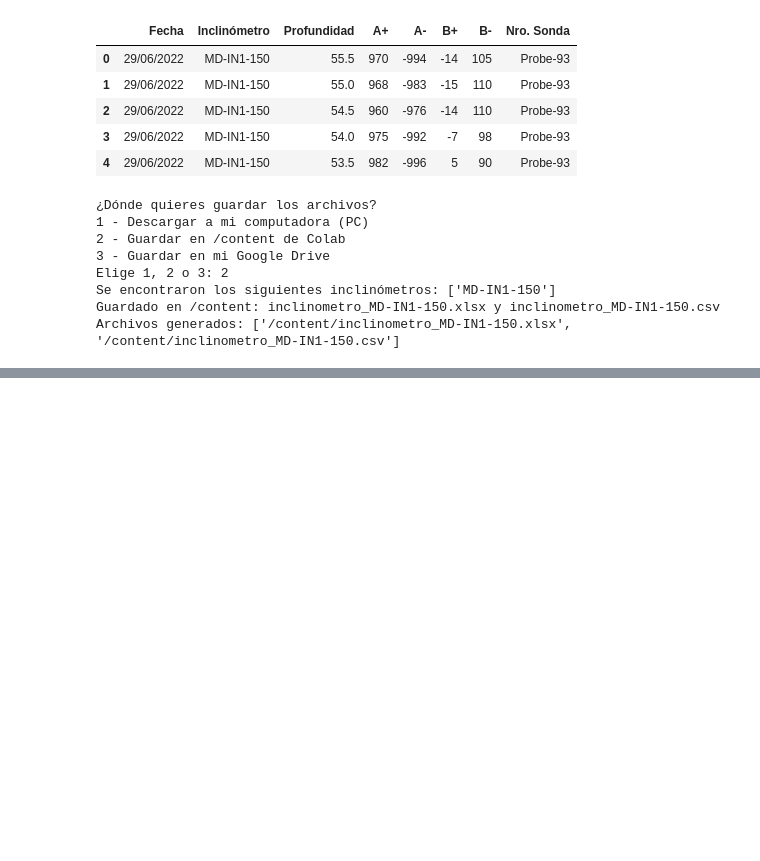
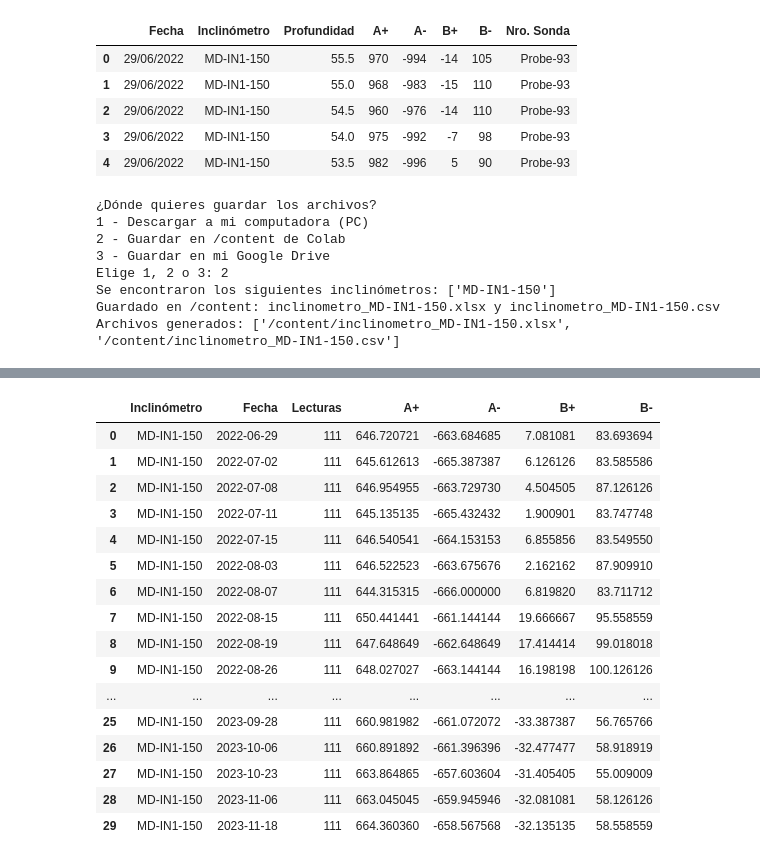
Before and after one commit to JorgeAccardi/auscultacion-presa, a Jupyter notebook: Aus_Inclinometro_GKN.ipynb, the cells around one changed output, grey strips where cells are left out. Saved outputs shown, nothing was run; the diff lists cells and outputs as text; code cells hidden in the pictures; blank space fills up the shorter version.

```diff
--- a/Aus_Inclinometro_GKN.ipynb
+++ b/Aus_Inclinometro_GKN.ipynb
@@ -215,0 +234,73 @@ Archivos generados: ['/content/inclinometro_MD-IN1-150.xlsx', '/content/inclinom
+# %%
+# PASO 4: Análisis ETL completo sobre el DataFrame de inclinómetros
+#
+# Este bloque realiza un proceso ETL típico:
+# - Extracción: Ya obtuviste el DataFrame df_gkn en pasos anteriores.
+# - Transformación: Limpieza, tipos de datos, normalización, análisis estadísticos y detección de outliers.
+# - Carga: Visualización y exportación del resultado transformado.
+#
+# Puedes modificar los pasos según tu necesidad.
+
+import pandas as pd
+import numpy as np
+
+# --- EXTRACT ---
+# df_gkn ya debería estar cargado. Si no, carga tu archivo aquí.
+# df_gkn = pd.read_excel('mi_archivo.xlsx')  # Descomenta si necesitas cargar manualmente
+
+# --- TRANSFORM ---
+
+print("1. Información general del DataFrame:")
+print(df_gkn.info())
+display(df_gkn.head())
+
+print("\n2. Eliminar duplicados...")
+df_gkn = df_gkn.drop_duplicates()
+print("Filas tras eliminar duplicados:", len(df_gkn))
+
+print("\n3. Comprobar valores nulos por columna:")
+print(df_gkn.isnull().sum())
+
+print("\n4. Rellenar o eliminar nulos...")
+# Ejemplo: rellenar nulos en 'Nro. Sonda' con 'Desconocido'
+df_gkn['Nro. Sonda'] = df_gkn['Nro. Sonda'].fillna('Desconocido')
+# Opcional: eliminar filas con muchos nulos
+df_gkn = df_gkn.dropna(subset=['Profundidad', 'A+', 'A-', 'B+', 'B-'])
+
+print("\n5. Conversión de tipos:")
+df_gkn['Fecha'] = pd.to_datetime(df_gkn['Fecha'], dayfirst=True, errors='coerce')
+for col in ['Profundidad', 'A+', 'A-', 'B+', 'B-']:
+    df_gkn[col] = pd.to_numeric(df_gkn[col], errors='coerce')
+
+print("\n6. Resumen estadístico:")
+display(df_gkn.describe())
+
+print("\n7. Normalización (opcional, crea columnas '_norm'):")
+for col in ['A+', 'A-', 'B+', 'B-']:
+    col_norm = col + '_norm'
+    df_gkn[col_norm] = (df_gkn[col] - df_gkn[col].mean()) / df_gkn[col].std()
+
+print("\n8. Detección de valores atípicos (outliers) en A+, A-, B+, B- (Z-score > 3):")
+for col in ['A+', 'A-', 'B+', 'B-']:
+    z_score = np.abs((df_gkn[col] - df_gkn[col].mean()) / df_gkn[col].std())
+    outliers = df_gkn[z_score > 3]
+    print(f"{col}: {len(outliers)} outliers")
+    if not outliers.empty:
+        display(outliers[['Fecha', 'Inclinómetro', 'Profundidad', col]])
+
+print("\n9. Agrupar por inclinómetro y fecha, obtener estadísticas:")
+agrupado = df_gkn.groupby(['Inclinómetro', 'Fecha']).agg(
+    {'Profundidad':'count', 'A+':'mean', 'A-':'mean', 'B+':'mean', 'B-':'mean'}
+).rename(columns={'Profundidad':'Lecturas'}).reset_index()
+display(agrupado)
+
+print("\n10. Guardar el DataFrame transformado (opcional):")
+df_gkn.to_csv('gkn_etl_transformado.csv', index=False)
+df_gkn.to_excel('gkn_etl_transformado.xlsx', index=False)
+print("Archivos guardados: gkn_etl_transformado.csv y gkn_etl_transformado.xlsx")
+
+# Puedes descargar con:
+# from google.colab import files
+# files.download('gkn_etl_transformado.csv')
+# files.download('gkn_etl_transformado.xlsx')
+# %% [output]
@@ -215,0 +367,17 @@ Archivos generados: ['/content/inclinometro_MD-IN1-150.xlsx', '/content/inclinom
+|  | Inclinómetro | Fecha | Lecturas | A+ | A- | B+ | B- |
+| 0 | MD-IN1-150 | 2022-06-29 | 111 | 646.720721 | -663.684685 | 7.081081 | 83.693694 |
+| 1 | MD-IN1-150 | 2022-07-02 | 111 | 645.612613 | -665.387387 | 6.126126 | 83.585586 |
+| 2 | MD-IN1-150 | 2022-07-08 | 111 | 646.954955 | -663.729730 | 4.504505 | 87.126126 |
+| 3 | MD-IN1-150 | 2022-07-11 | 111 | 645.135135 | -665.432432 | 1.900901 | 83.747748 |
+| 4 | MD-IN1-150 | 2022-07-15 | 111 | 646.540541 | -664.153153 | 6.855856 | 83.549550 |
+| 5 | MD-IN1-150 | 2022-08-03 | 111 | 646.522523 | -663.675676 | 2.162162 | 87.909910 |
+| 6 | MD-IN1-150 | 2022-08-07 | 111 | 644.315315 | -666.000000 | 6.819820 | 83.711712 |
+| 7 | MD-IN1-150 | 2022-08-15 | 111 | 650.441441 | -661.144144 | 19.666667 | 95.558559 |
+| 8 | MD-IN1-150 | 2022-08-19 | 111 | 647.648649 | -662.648649 | 17.414414 | 99.018018 |
+| 9 | MD-IN1-150 | 2022-08-26 | 111 | 648.027027 | -663.144144 | 16.198198 | 100.126126 |
+| ... | ... | ... | ... | ... | ... | ... | ... |
+| 25 | MD-IN1-150 | 2023-09-28 | 111 | 660.981982 | -661.072072 | -33.387387 | 56.765766 |
+| 26 | MD-IN1-150 | 2023-10-06 | 111 | 660.891892 | -661.396396 | -32.477477 | 58.918919 |
+| 27 | MD-IN1-150 | 2023-10-23 | 111 | 663.864865 | -657.603604 | -31.405405 | 55.009009 |
+| 28 | MD-IN1-150 | 2023-11-06 | 111 | 663.045045 | -659.945946 | -32.081081 | 58.126126 |
+| 29 | MD-IN1-150 | 2023-11-18 | 111 | 664.360360 | -658.567568 | -32.135135 | 58.558559 |
```
Also changed, not shown: parts of 3 cells of this notebook.
